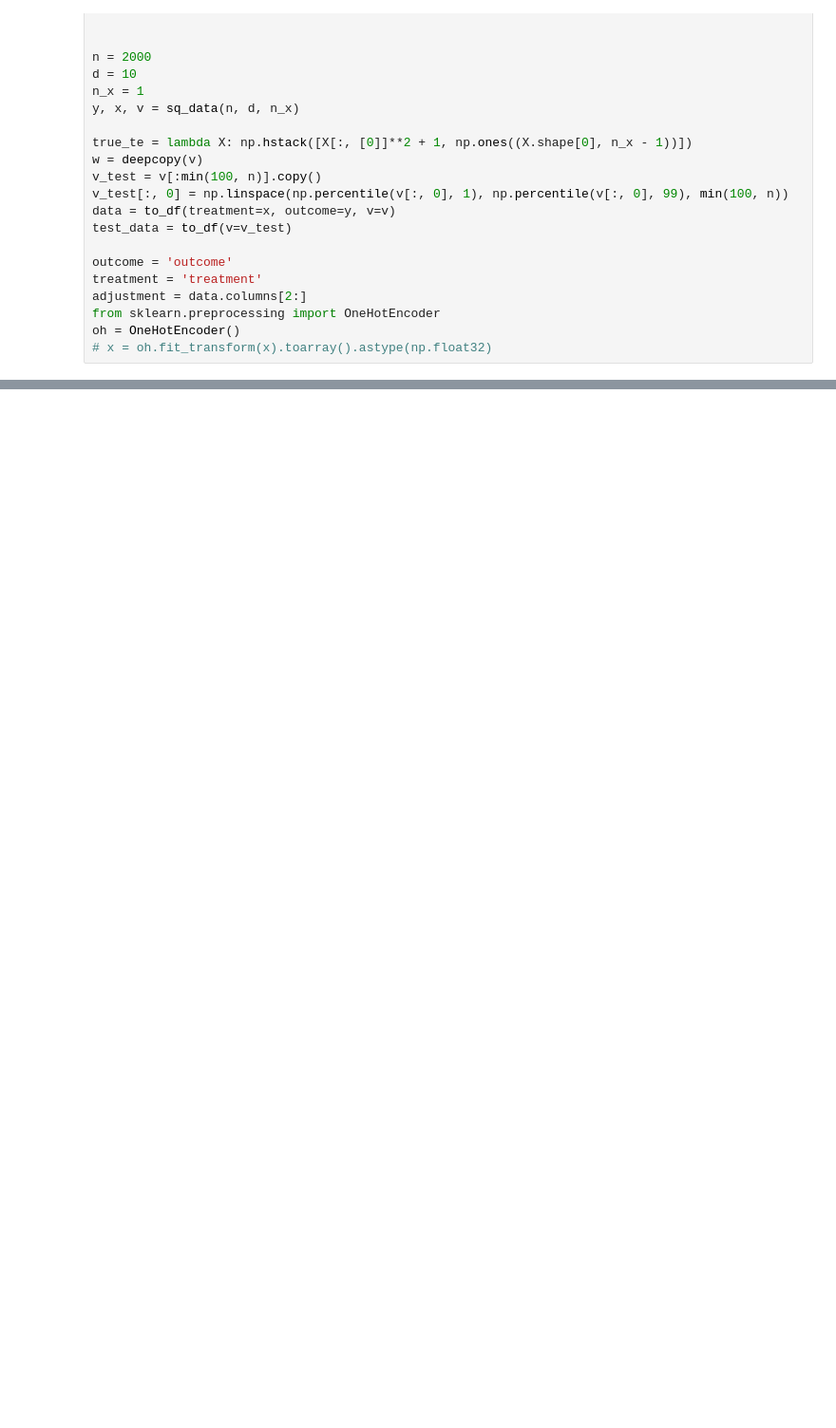
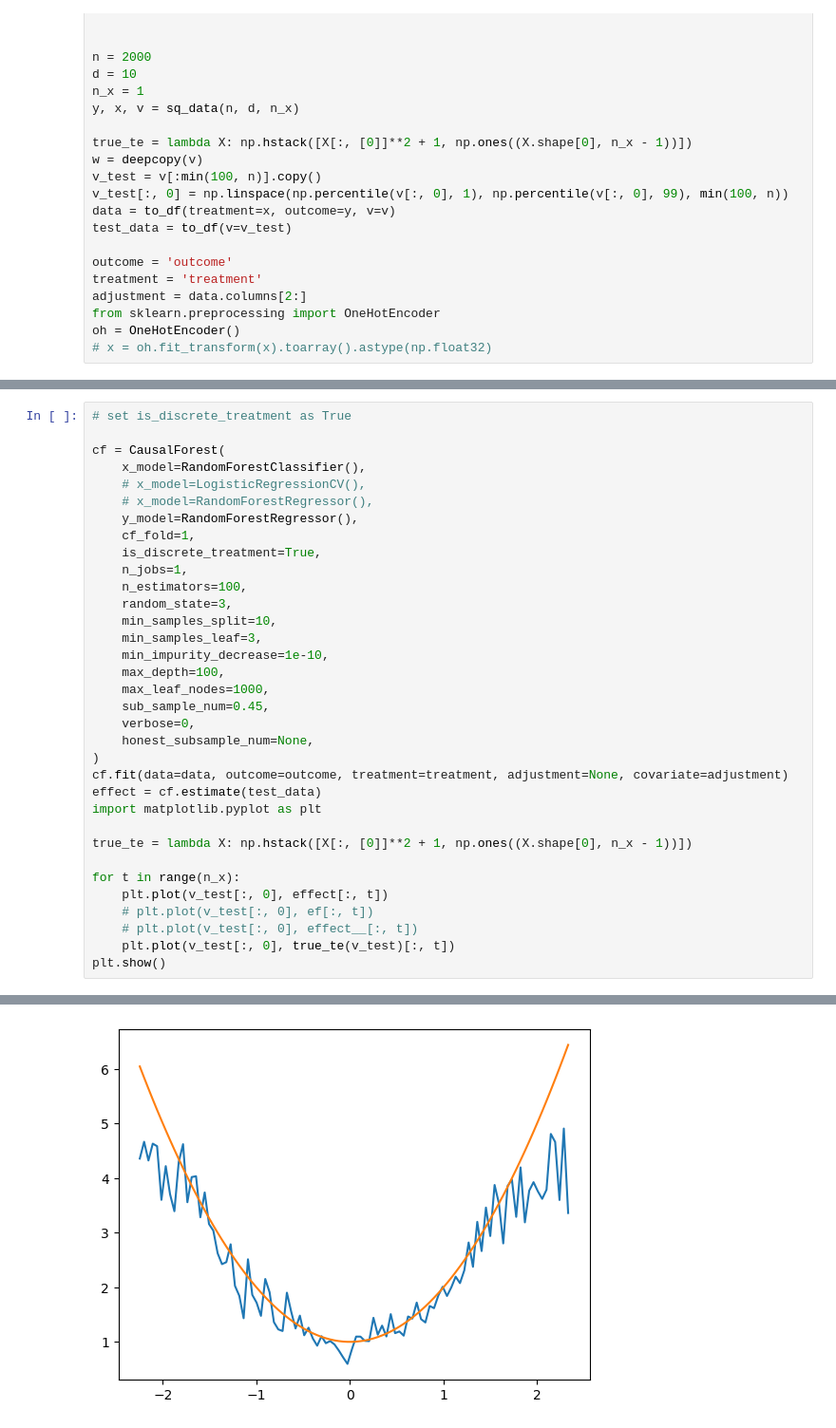
Before and after one commit to DataCanvasIO/YLearn, a Jupyter notebook: example_usages/test_causal_forest.ipynb, the cells around one changed output, grey strips where cells are left out. Shown at 95% size. Drawn from its saved outputs; the diff is of its cells as text; blank space fills up the shorter version.

```diff
--- a/example_usages/test_causal_forest.ipynb
+++ b/example_usages/test_causal_forest.ipynb
@@ -77 +77,36 @@ plt.show()
 [figure]
+# %%
+# set is_discrete_treatment as True
+
+cf = CausalForest(
+    x_model=RandomForestClassifier(),
+    # x_model=LogisticRegressionCV(),
+    # x_model=RandomForestRegressor(),
+    y_model=RandomForestRegressor(),
+    cf_fold=1,
+    is_discrete_treatment=True,
+    n_jobs=1,
+    n_estimators=100,
+    random_state=3,
+    min_samples_split=10,
+    min_samples_leaf=3,
+    min_impurity_decrease=1e-10,
+    max_depth=100,
+    max_leaf_nodes=1000,
+    sub_sample_num=0.45,
+    verbose=0,
+    honest_subsample_num=None,
+)
+cf.fit(data=data, outcome=outcome, treatment=treatment, adjustment=None, covariate=adjustment)
+effect = cf.estimate(test_data)
+import matplotlib.pyplot as plt
+
+true_te = lambda X: np.hstack([X[:, [0]]**2 + 1, np.ones((X.shape[0], n_x - 1))])
+
+for t in range(n_x):
+    plt.plot(v_test[:, 0], effect[:, t])
+    # plt.plot(v_test[:, 0], ef[:, t])
+    # plt.plot(v_test[:, 0], effect__[:, t])
+    plt.plot(v_test[:, 0], true_te(v_test)[:, t])
+plt.show()
+# %% [output]
@@ -78,2 +115,3 @@ plt.show()
+[figure, added]
 # %%
 cf_honest = CausalForest(
```
Also changed, not shown: parts of 3 cells of this notebook, 5 other files.
